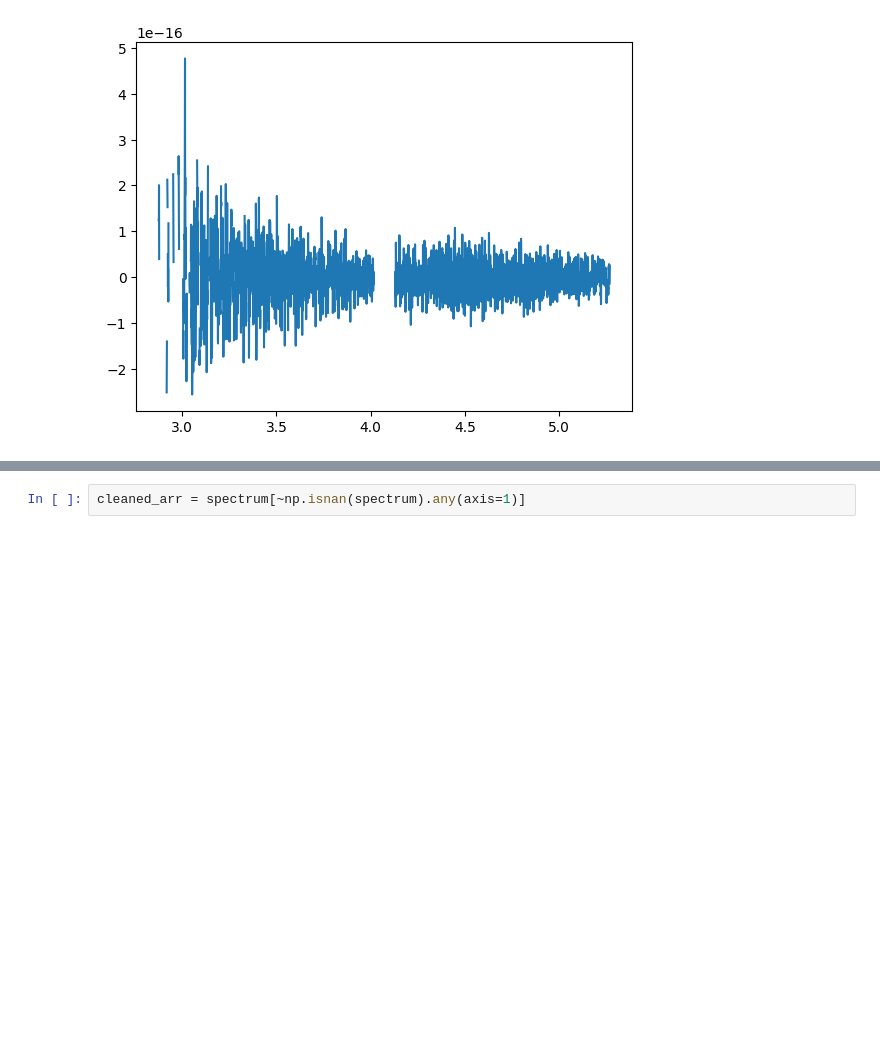
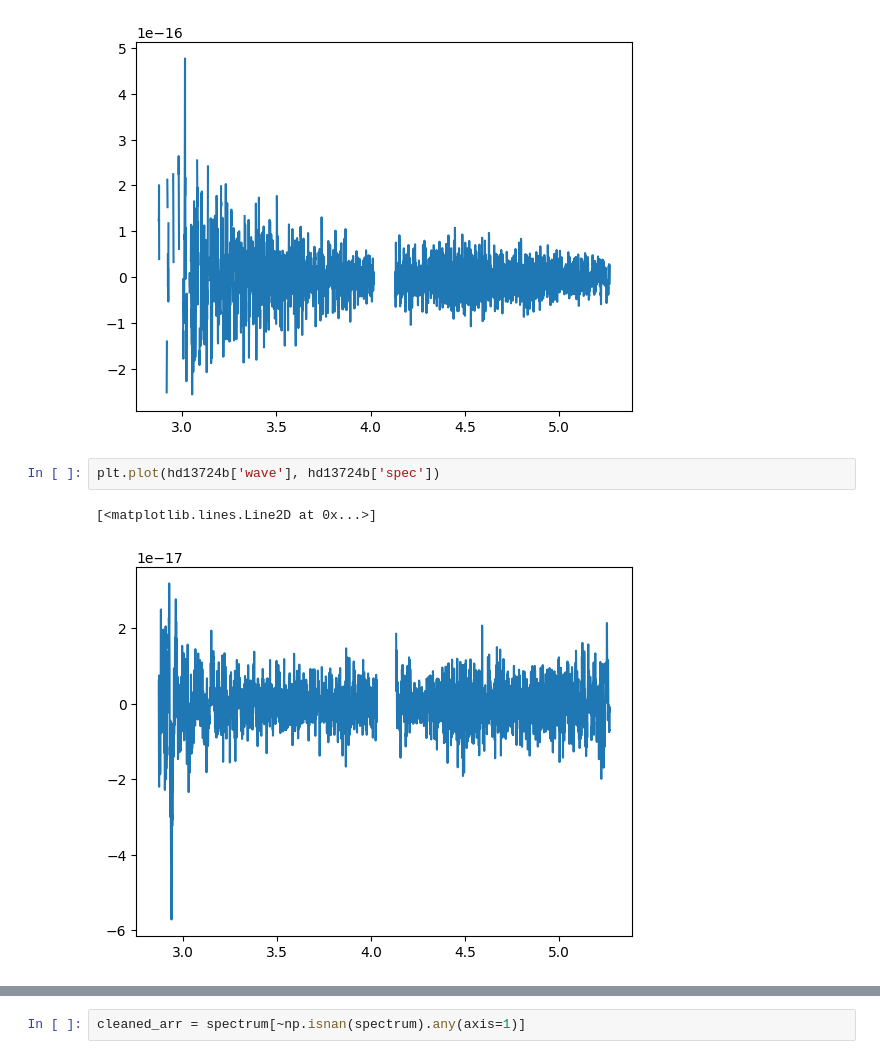
Before and after one commit to wbalmer/go6362, a Jupyter notebook: shape_up_spectrum.ipynb, the cells around one changed output, grey strips where cells are left out. Drawn from its saved outputs; the diff is of its cells as text; blank space fills up the shorter version.

```diff
--- a/shape_up_spectrum.ipynb
+++ b/shape_up_spectrum.ipynb
@@ -14,3 +16,8 @@ plt.plot(hd984b['wave'], hd984b['spec'])
 # %% [output]
 [<matplotlib.lines.Line2D at 0x...>]
 [figure]
+# %%
+plt.plot(hd13724b['wave'], hd13724b['spec'])
+# %% [output]
+[<matplotlib.lines.Line2D at 0x...>]
+[figure, added]
```
Also changed, not shown: parts of 18 cells of this notebook, 9 other files.
